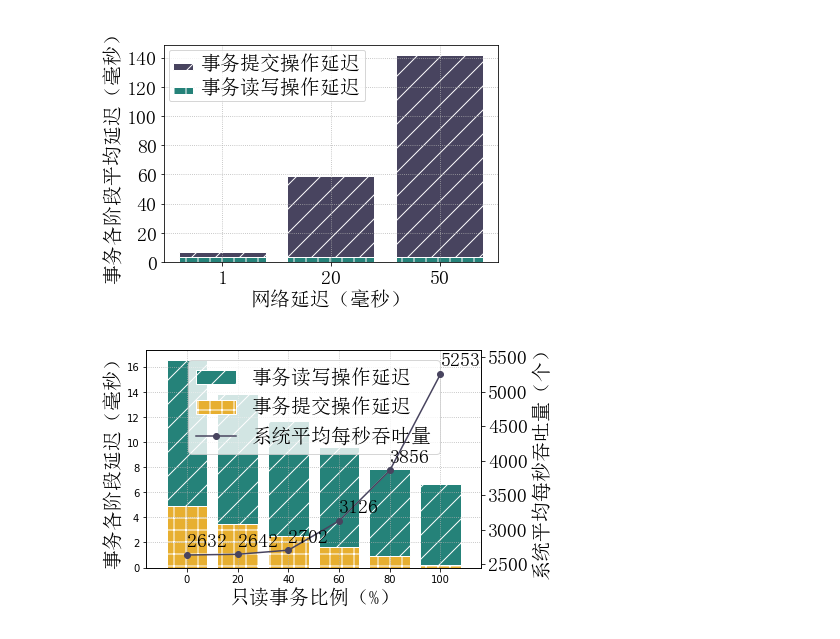
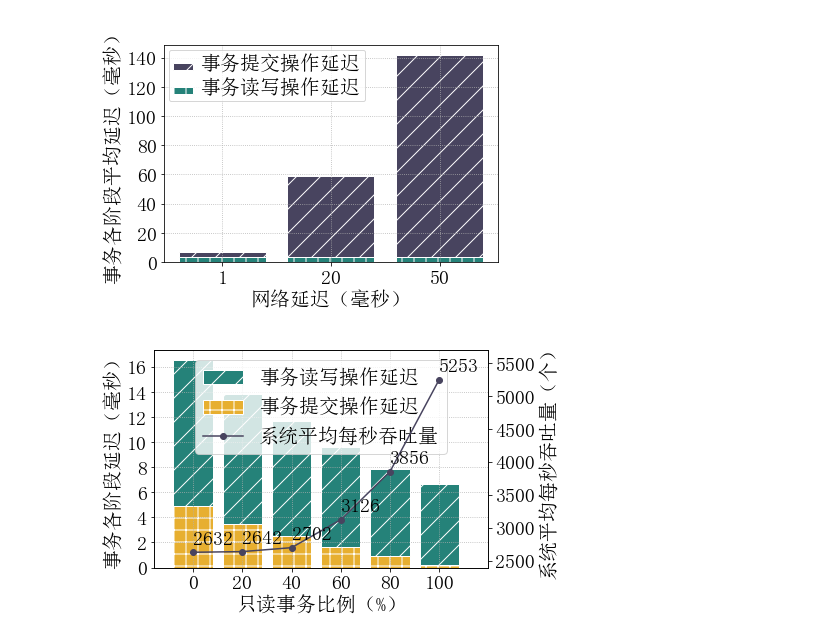
Before and after one commit to HoniiTro19/oceanbase, a Jupyter notebook: testbench/script/graphs.ipynb, the cells around one changed output. Drawn from its saved outputs; the diff is of its cells as text; code cells hidden in the pictures.

```diff
--- a/testbench/script/graphs.ipynb
+++ b/testbench/script/graphs.ipynb
@@ -847,6 +847,8 @@ ax1.set_xlabel("死锁环路长度（个）", fontproperties=font)
 ax1.set_ylabel("平均死锁检测时间（毫秒）", fontproperties=font)
 for label in ax1.get_yticklabels():
     label.set_fontproperties(font)
+for label in ax1.get_xticklabels():
+    label.set_fontproperties(font)
 
 ax2 = ax1.twinx()
 ax2.plot(x, chains1_delay1_success, linestyle="--", color=color2, marker="s", label="死锁检测成功率", linewidth=1.5)
@@ -858,6 +860,7 @@ ax2.set_ylim(0, 111)
 for label in ax2.get_yticklabels():
     label.set_fontproperties(font)
 
+plt.xticks(x, x_label, fontproperties=font)
 line1, label1 = ax1.get_legend_handles_labels()
 line2, label2 = ax2.get_legend_handles_labels()
 ax1.legend(line1 + line2, label1 + label2, loc='lower center', prop=font)
@@ -869,4 +872,5 @@ plt.show()
 # %%
+
 # x轴并发事务数量，y轴死锁检测时间/成功率，折线图，图例为不同指标
 plt.figure()
 plt.grid(linestyle = ":") #设置背景网格线为虚线
@@ -878,6 +882,8 @@ ax1.set_ylabel("平均死锁检测时间（毫秒）", fontproperties=font)
 ax1.set_xlabel("死锁环路数量（个）", fontproperties=font)
 for label in ax1.get_yticklabels():
     label.set_fontproperties(font)
+for label in ax1.get_xticklabels():
+    label.set_font_properties(font)
 
 ax2 = ax1.twinx()
 ax2.plot(x, concurrencys24_delay1_success, linestyle="--", color=color2, marker="s", label="死锁检测成功率", linewidth=1.5)
@@ -962,35 +968,39 @@ plt.show()
 # %%
 # x轴只读事务比例，y轴吞吐量/事务延迟，折线图/堆叠直方图，图例为不同指标
 plt.figure()
 plt.grid(linestyle = ":") #设置背景网格线为虚线
 ax1 = plt.gca()
 
 x = np.array([1, 2, 3, 4, 5, 6])
 x_label = np.array([0, 20, 40, 60, 80, 100])
 bar_txn_latency = ax1.bar(x, operations20_txn_latency, label="事务读写操作延迟", color=color2, edgecolor="white", hatch="/")
 bar_rw_latency = ax1.bar(x, operations20_commit_latency, label="事务提交操作延迟", color=color3, edgecolor="white", hatch="+")
 ax1.set_ylabel("事务各阶段延迟（毫秒）", fontproperties=font)
 ax1.set_xlabel("只读事务比例（%）", fontproperties=font)
+for label in ax1.get_yticklabels():
+    label.set_fontproperties(font)
+for label in ax1.get_xticklabels():
+    label.set_font_properties(font)
 
 ax2 = ax1.twinx()
 ax2.plot(x, operations20_tps, linestyle="-", color=color1, marker="o", label="系统平均每秒吞吐量", linewidth=1.5)
 ax2.set_ylabel("系统平均每秒吞吐量（个）", fontproperties=font)
 for i, j in zip(x, operations20_tps):
     ax2.annotate('{:.0f}'.format(j), (i, j), textcoords="offset points", xytext=(0,5), ha="left", va="bottom", fontproperties=font)
-ax2.set_xlim(0.2, 6.8)
-ax2.set_ylim(2450, 5600)
-
-plt.xticks(x, x_label, fontproperties=font)
-plt.yticks(fontproperties=font)
+ax2.set_xlim(0.2, 7)
+ax2.set_ylim(2400, 5700)
+for label in ax2.get_yticklabels():
+    label.set_fontproperties(font)
 
 line1, label1 = ax1.get_legend_handles_labels()
 line2, label2 = ax2.get_legend_handles_labels()
 ax1.legend(line1 + line2, label1 + label2, loc='upper center', prop=font)
 
+plt.xticks(x, x_label, fontproperties=font)
 plt.savefig("../result/readonly-stage-metric.pdf", bbox_inches="tight")
 plt.show()
 # %% [output]
-[figure, old version]
+[figure, new version]
 # %%
 
 # 单线程多连接扩展能力
```
Also changed, not shown: parts of 7 cells of this notebook, 3 other files.
